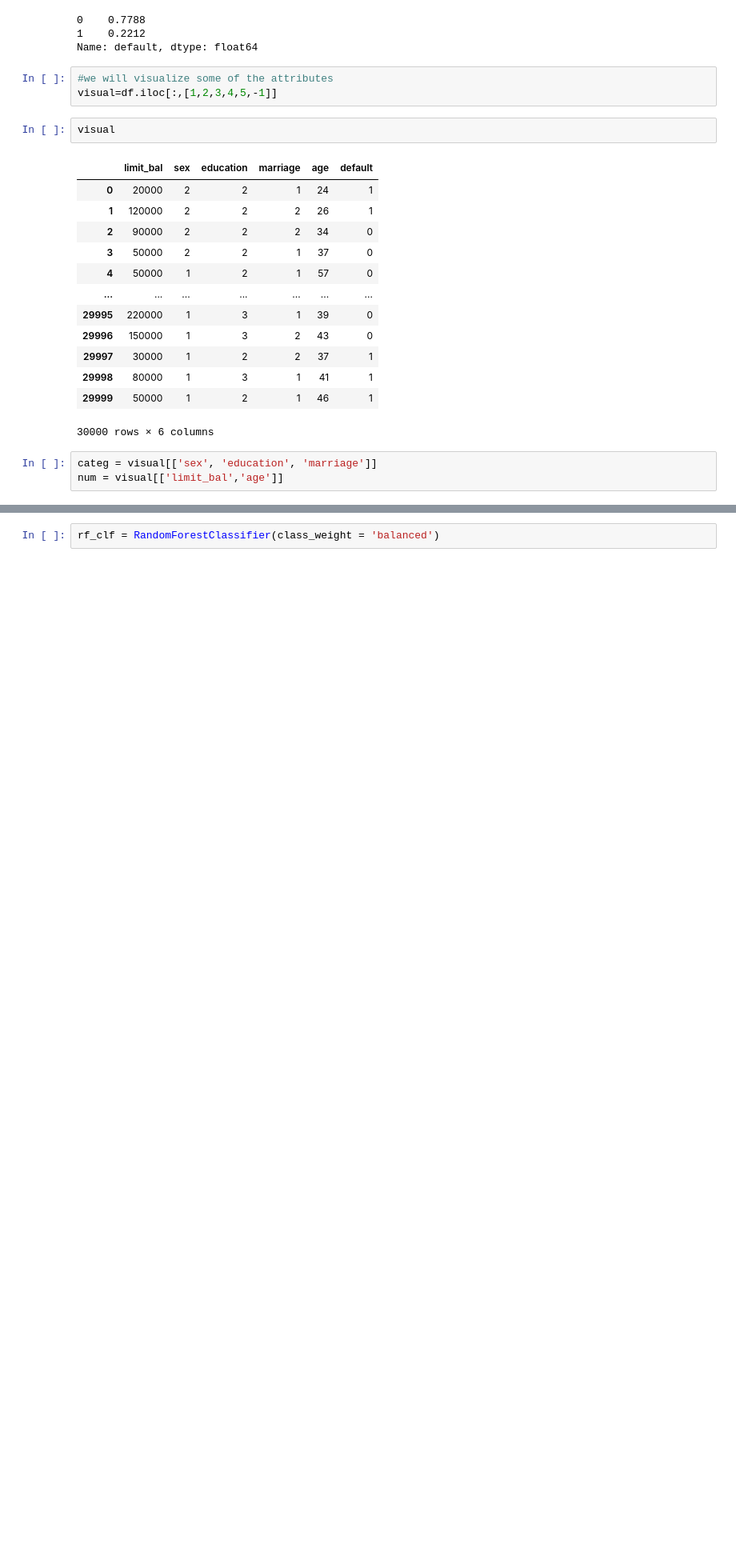
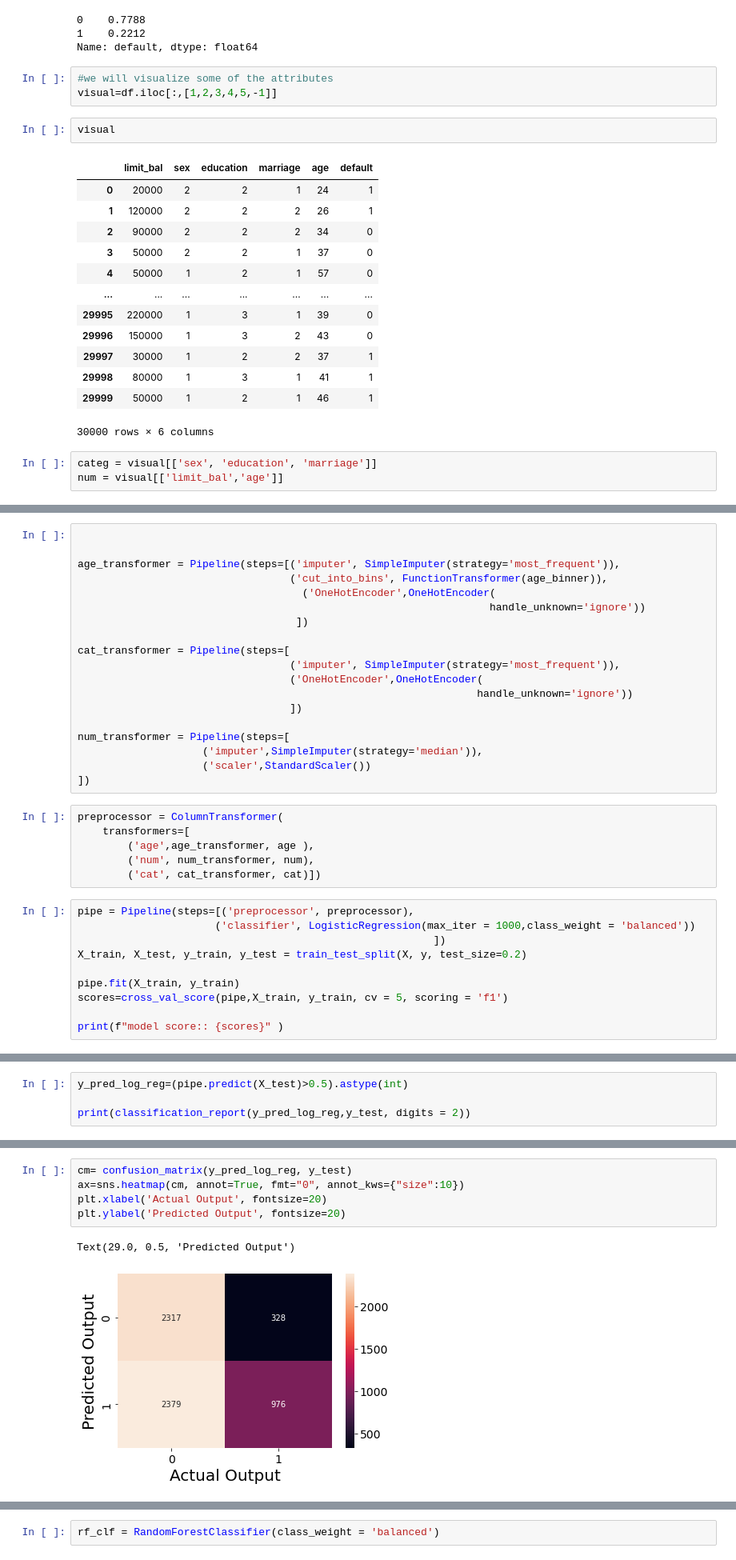
Before and after one commit to Juliana-Yakimchuk/Classif_Credit_Card, a Jupyter notebook: CC_Classification.ipynb, the cells around one changed output, grey strips where cells are left out. Shown: that part at 80% size. Saved outputs shown, nothing was run; the diff lists cells and outputs as text; blank space fills up the shorter version.

```diff
--- a/CC_Classification.ipynb
+++ b/CC_Classification.ipynb
@@ -218,0 +360,35 @@ X_tr, X_te, y_tr, y_te = train_test_split(X,y, test_size = 0.2)
+# %%
+
+
+age_transformer = Pipeline(steps=[('imputer', SimpleImputer(strategy='most_frequent')),
+                                  ('cut_into_bins', FunctionTransformer(age_binner)),
+                                    ('OneHotEncoder',OneHotEncoder(
+                                                                  handle_unknown='ignore'))
+                                   ])
+
+cat_transformer = Pipeline(steps=[
+                                  ('imputer', SimpleImputer(strategy='most_frequent')),
+                                  ('OneHotEncoder',OneHotEncoder(
+                                                                handle_unknown='ignore'))
+                                  ])
+
+num_transformer = Pipeline(steps=[
+                    ('imputer',SimpleImputer(strategy='median')),
+                    ('scaler',StandardScaler())
+])
+# %%
+preprocessor = ColumnTransformer(
+    transformers=[
+        ('age',age_transformer, age ),
+        ('num', num_transformer, num),
+        ('cat', cat_transformer, cat)])
+# %%
+pipe = Pipeline(steps=[('preprocessor', preprocessor),
+                      ('classifier', LogisticRegression(max_iter = 1000,class_weight = 'balanced'))
+                                                         ])
+X_train, X_test, y_train, y_test = train_test_split(X, y, test_size=0.2)
+
+pipe.fit(X_train, y_train)
+scores=cross_val_score(pipe,X_train, y_train, cv = 5, scoring = 'f1')
+
+print(f"model score:: {scores}" )
@@ -218,0 +397,4 @@ X_tr, X_te, y_tr, y_te = train_test_split(X,y, test_size = 0.2)
+# %%
+y_pred_log_reg=(pipe.predict(X_test)>0.5).astype(int)
+
+print(classification_report(y_pred_log_reg,y_test, digits = 2))
@@ -218,0 +410,8 @@ X_tr, X_te, y_tr, y_te = train_test_split(X,y, test_size = 0.2)
+# %%
+cm= confusion_matrix(y_pred_log_reg, y_test)
+ax=sns.heatmap(cm, annot=True, fmt="0", annot_kws={"size":10})
+plt.xlabel('Actual Output', fontsize=20)
+plt.ylabel('Predicted Output', fontsize=20)
+# %% [output]
+Text(29.0, 0.5, 'Predicted Output')
+[figure, added]
```
Also changed, not shown: parts of 80 cells of this notebook.
